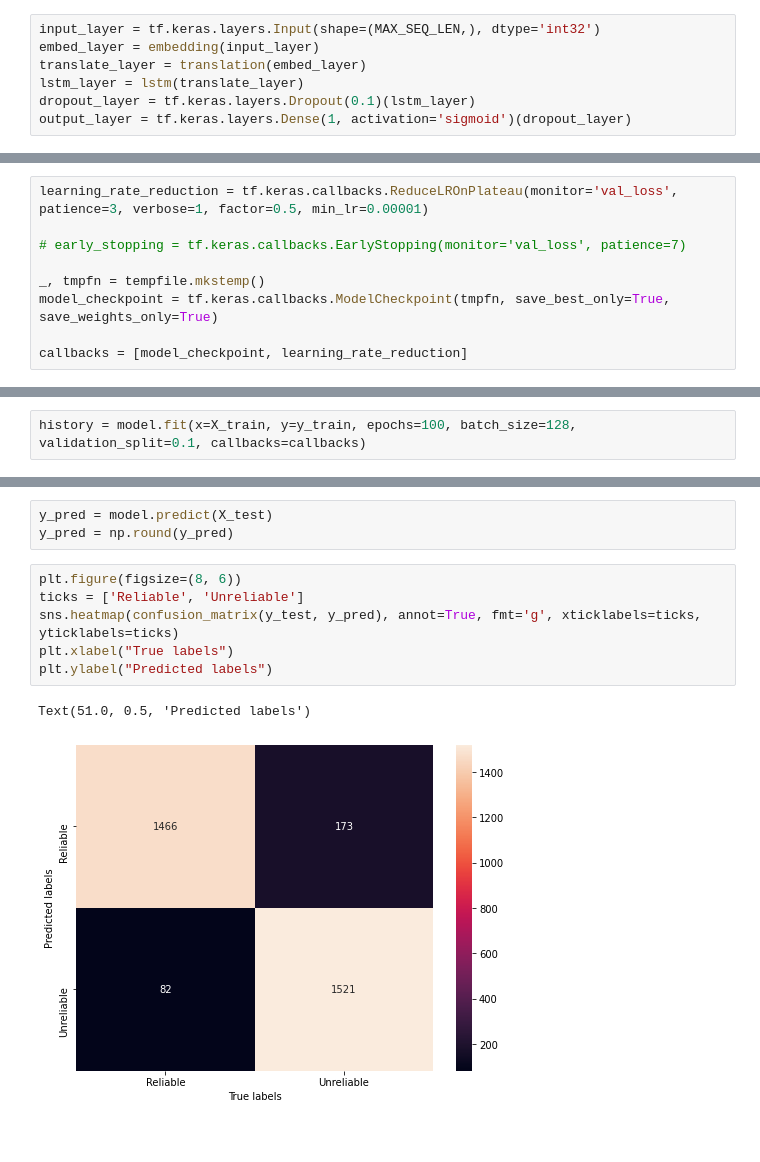
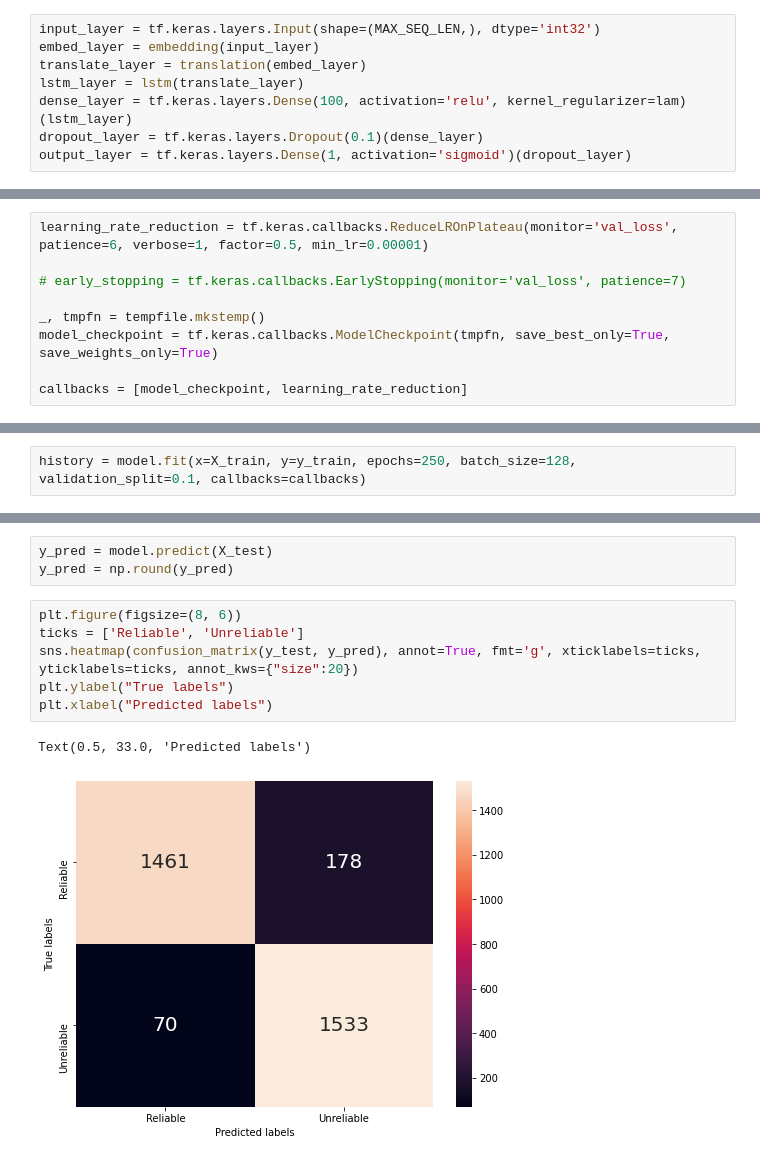
Before and after one commit to sm823zw/Fake-News-Classifier, a Jupyter notebook: title.ipynb, the cells around one changed output, grey strips where cells are left out. Saved outputs shown, nothing was run; the diff lists cells and outputs as text.

```diff
--- a/title.ipynb
+++ b/title.ipynb
@@ -117,7 +117,8 @@ input_layer = tf.keras.layers.Input(shape=(MAX_SEQ_LEN,), dtype='int32')
 embed_layer = embedding(input_layer)
 translate_layer = translation(embed_layer)
 lstm_layer = lstm(translate_layer)
-dropout_layer = tf.keras.layers.Dropout(0.1)(lstm_layer)
+dense_layer = tf.keras.layers.Dense(100, activation='relu', kernel_regularizer=lam)(lstm_layer)
+dropout_layer = tf.keras.layers.Dropout(0.1)(dense_layer)
 output_layer = tf.keras.layers.Dense(1, activation='sigmoid')(dropout_layer)
 # %%
 model = tf.keras.Model(input_layer, output_layer)
@@ -146,7 +144,7 @@ _________________________________________________________________
 # %%
 model.compile(loss="binary_crossentropy",optimizer="adam",metrics=["accuracy"])
 # %%
-learning_rate_reduction = tf.keras.callbacks.ReduceLROnPlateau(monitor='val_loss', patience=3, verbose=1, factor=0.5, min_lr=0.00001)
+learning_rate_reduction = tf.keras.callbacks.ReduceLROnPlateau(monitor='val_loss', patience=6, verbose=1, factor=0.5, min_lr=0.00001)
 
 # early_stopping = tf.keras.callbacks.EarlyStopping(monitor='val_loss', patience=7)
 
@@ -158,5 +156,5 @@ callbacks = [model_checkpoint, learning_rate_reduction]
 X_train = train_data[0]
 y_train = train_data[1]
 # %%
-history = model.fit(x=X_train, y=y_train, epochs=100, batch_size=128, validation_split=0.1, callbacks=callbacks)
+history = model.fit(x=X_train, y=y_train, epochs=250, batch_size=128, validation_split=0.1, callbacks=callbacks)
 # %% [output]
@@ -222,12 +220,12 @@ y_pred = np.round(y_pred)
 # %%
 plt.figure(figsize=(8, 6))
 ticks = ['Reliable', 'Unreliable']
-sns.heatmap(confusion_matrix(y_test, y_pred), annot=True, fmt='g', xticklabels=ticks, yticklabels=ticks)
-plt.xlabel("True labels")
-plt.ylabel("Predicted labels")
+sns.heatmap(confusion_matrix(y_test, y_pred), annot=True, fmt='g', xticklabels=ticks, yticklabels=ticks, annot_kws={"size":20})
+plt.ylabel("True labels")
+plt.xlabel("Predicted labels")
 # %% [output]
-Text(51.0, 0.5, 'Predicted labels')
+Text(0.5, 33.0, 'Predicted labels')
-[figure, old version]
+[figure, new version]
 # %%
 plt.figure(figsize=(8, 6))
 report = classification_report(y_test, y_pred, output_dict=True, target_names=ticks)
```
Also changed, not shown: parts of 6 cells of this notebook, 1 other file.
